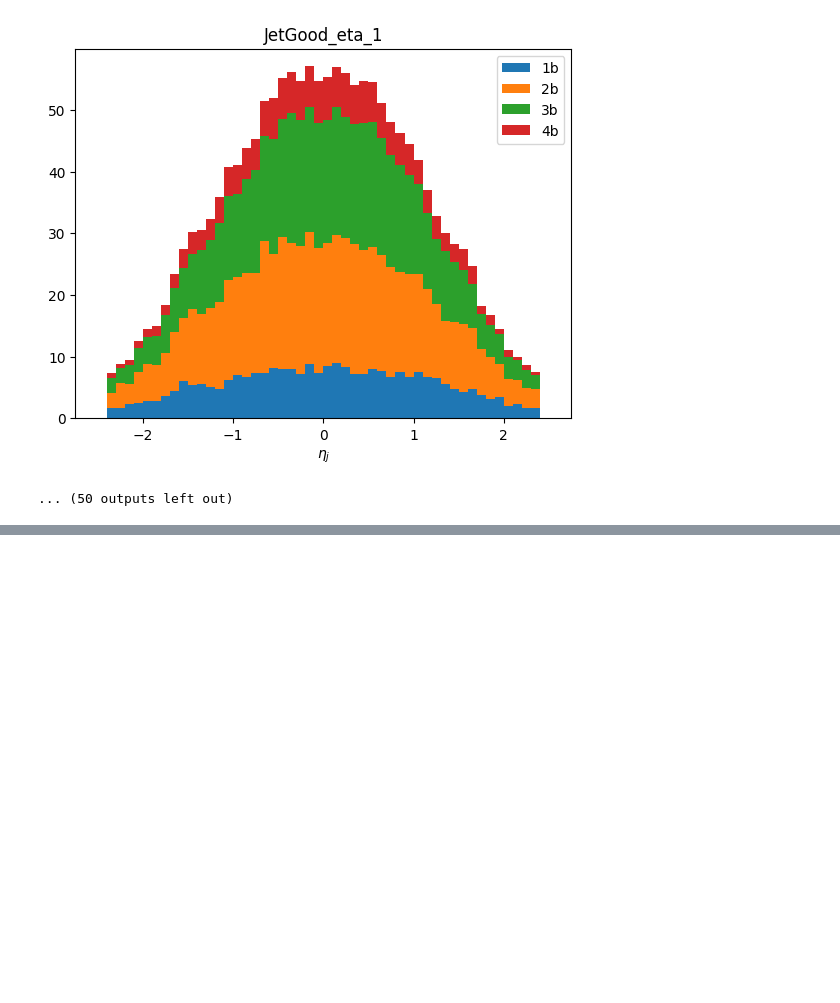
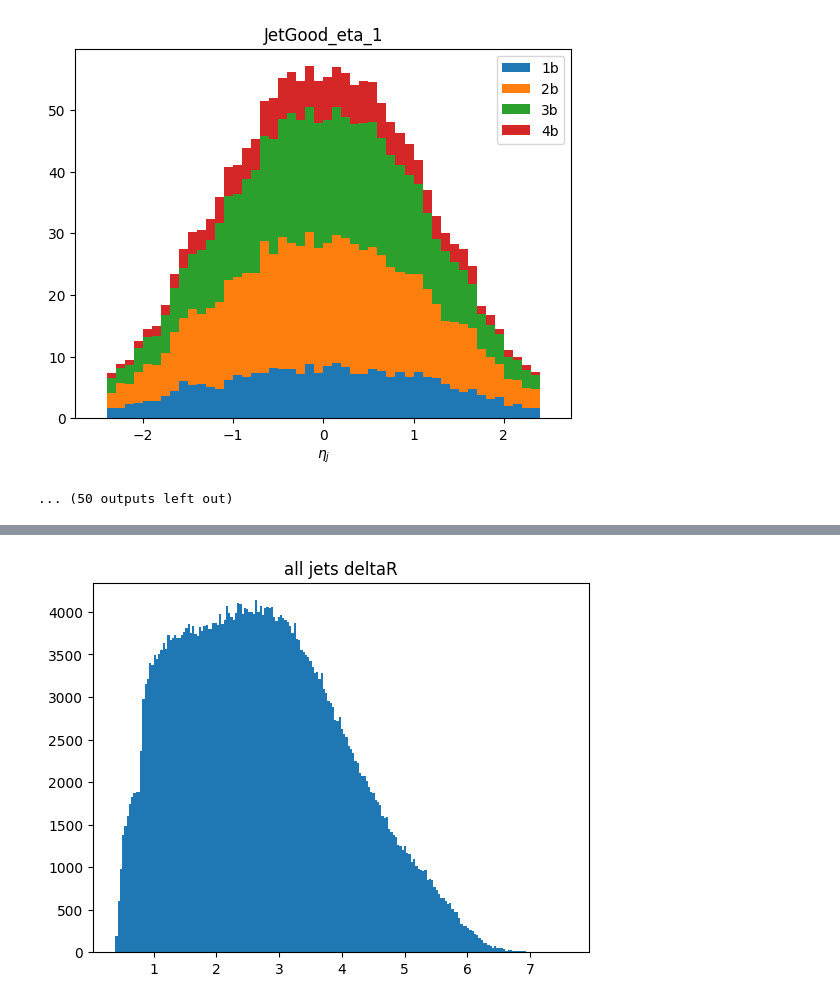
Before and after one commit to UBParker/PocketCoffea, a Jupyter notebook: stackHists.ipynb, the cells around one changed output, grey strips where cells are left out. Cells and saved outputs as stored; diff of their text form; code cells hidden in the pictures; blank space fills up the shorter version.

```diff
--- a/stackHists.ipynb
+++ b/stackHists.ipynb
@@ -106,0 +97,21 @@ for i, var_name in enumerate(o['variables'].keys()):
+# %%
+fatJetsPhi = ak.from_numpy(o['columns']['ttHTobb']['ttHTobb_2018']['baseline']['FatJetGood_phi'].value)
+fatJetsEta = ak.from_numpy(o['columns']['ttHTobb']['ttHTobb_2018']['baseline']['FatJetGood_eta'].value)
+fatJetsN = ak.from_numpy(o['columns']['ttHTobb']['ttHTobb_2018']['baseline']['FatJetGood_N'].value)
+jetsPhi = ak.from_numpy(o['columns']['ttHTobb']['ttHTobb_2018']['baseline']['JetGood_phi'].value)
+jetsEta = ak.from_numpy(o['columns']['ttHTobb']['ttHTobb_2018']['baseline']['JetGood_eta'].value)
+jetsN = ak.from_numpy(o['columns']['ttHTobb']['ttHTobb_2018']['baseline']['JetGood_N'].value)
+jetsPhi = ak.unflatten(jetsPhi,jetsN)
+jetsEta = ak.unflatten(jetsEta,jetsN)
+fatJetsPhi = ak.unflatten(fatJetsPhi,fatJetsN)
+fatJetsEta = ak.unflatten(fatJetsEta,fatJetsN)
+allJetsPhi = ak.concatenate([jetsPhi,fatJetsPhi],axis=1)
+allJetsEta = ak.concatenate([jetsEta,fatJetsEta],axis=1)
+allJetsPhi = ak.to_list(ak.combinations(allJetsPhi,2))
+allJetsEta = ak.to_list(ak.combinations(allJetsEta,2))
+
+plt.hist(ak.flatten(deltaR(allJetsPhi,allJetsEta)),bins=200)
+plt.title("all jets deltaR")
+plt.show()
+# %% [output]
+[figure, added]
```
Also changed, not shown: parts of 10 cells of this notebook, 3 other files.
